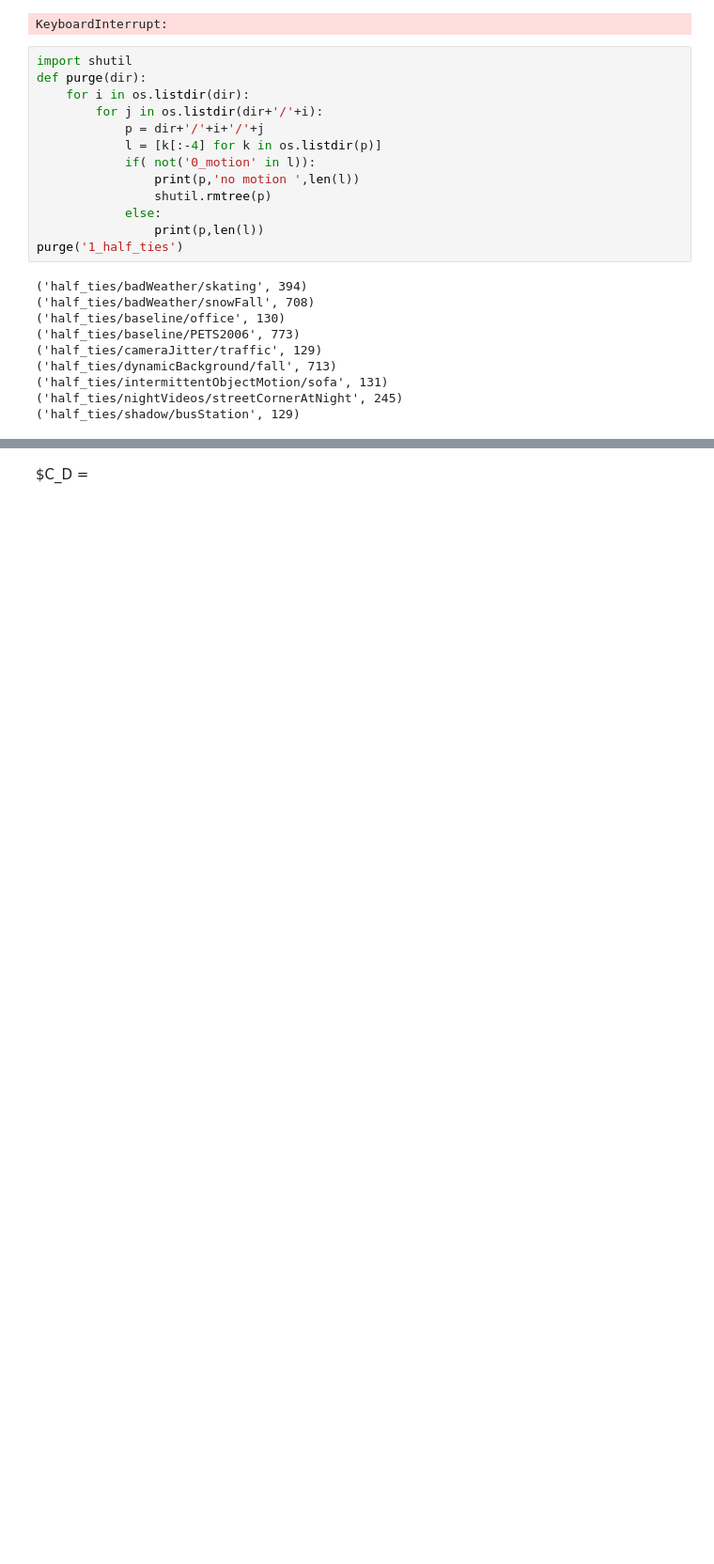
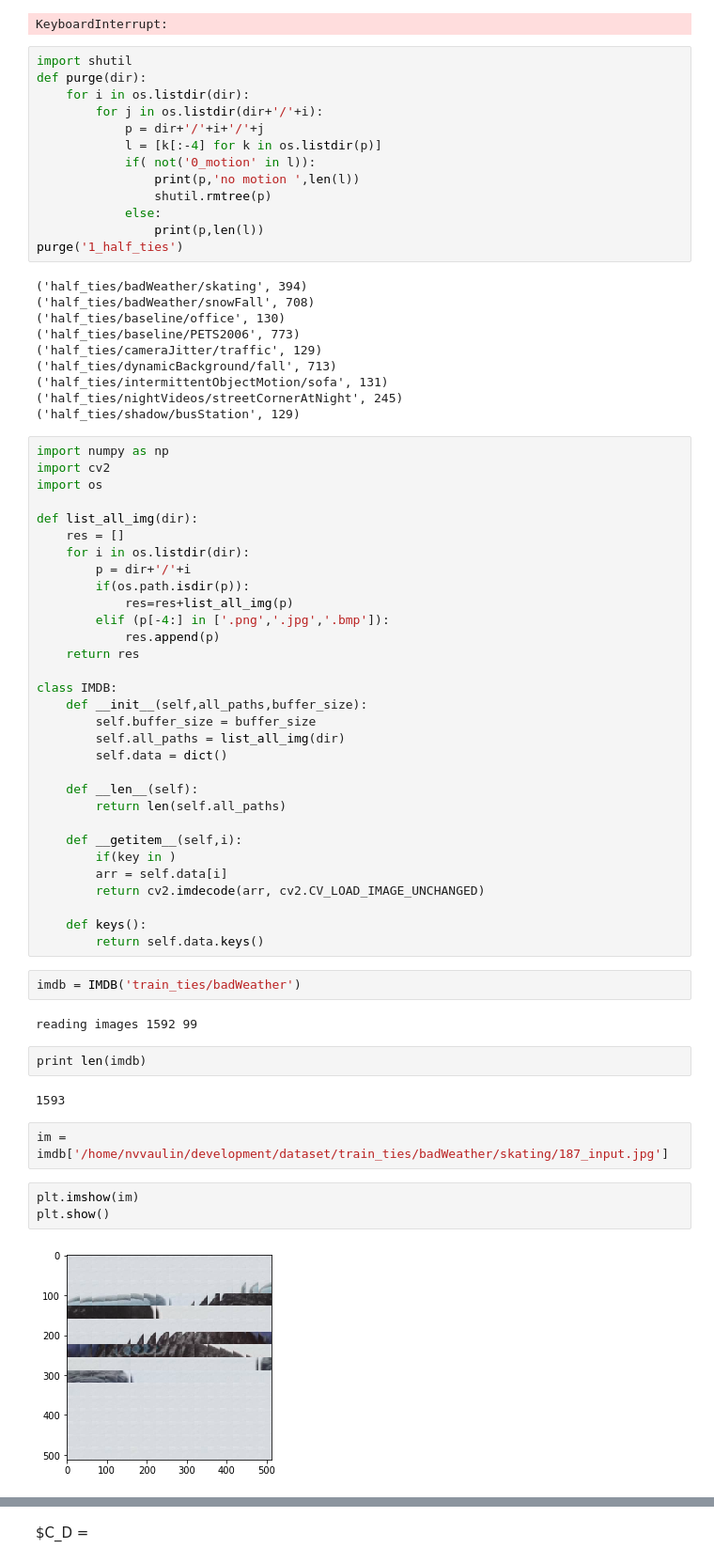
Before and after one commit to nvvaulin/gmm_segmentation, a Jupyter notebook: generate_dataset.ipynb, the cells around one changed output, grey strips where cells are left out. Shown at 94% size. Cells and saved outputs as stored; diff of their text form; blank space fills up the shorter version.

```diff
--- a/generate_dataset.ipynb
+++ b/generate_dataset.ipynb
@@ -123,3 +121,49 @@ purge('1_half_ties')
 ('half_ties/intermittentObjectMotion/sofa', 131)
 ('half_ties/nightVideos/streetCornerAtNight', 245)
 ('half_ties/shadow/busStation', 129)
+# %%
+import numpy as np
+import cv2
+import os
+
+def list_all_img(dir):
+    res = []
+    for i in os.listdir(dir):
+        p = dir+'/'+i
+        if(os.path.isdir(p)):
+            res=res+list_all_img(p)
+        elif (p[-4:] in ['.png','.jpg','.bmp']):
+            res.append(p)
+    return res
+
+class IMDB:
+    def __init__(self,all_paths,buffer_size):
+        self.buffer_size = buffer_size
+        self.all_paths = list_all_img(dir)
+        self.data = dict()
+
+    def __len__(self):
+        return len(self.all_paths)
+
+    def __getitem__(self,i):
+        if(key in )
+        arr = self.data[i]
+        return cv2.imdecode(arr, cv2.CV_LOAD_IMAGE_UNCHANGED)
+
+    def keys():
+        return self.data.keys()
+# %%
+imdb = IMDB('train_ties/badWeather')
+# %% [output]
+reading images 1592 99
+# %%
+print len(imdb)
+# %% [output]
+1593
+# %%
+im = imdb['/home/nvvaulin/development/dataset/train_ties/badWeather/skating/187_input.jpg']
+# %%
+plt.imshow(im)
+plt.show()
+# %% [output]
+[figure, added]
```
Also changed, not shown: parts of 3 cells of this notebook, 5 other files.
